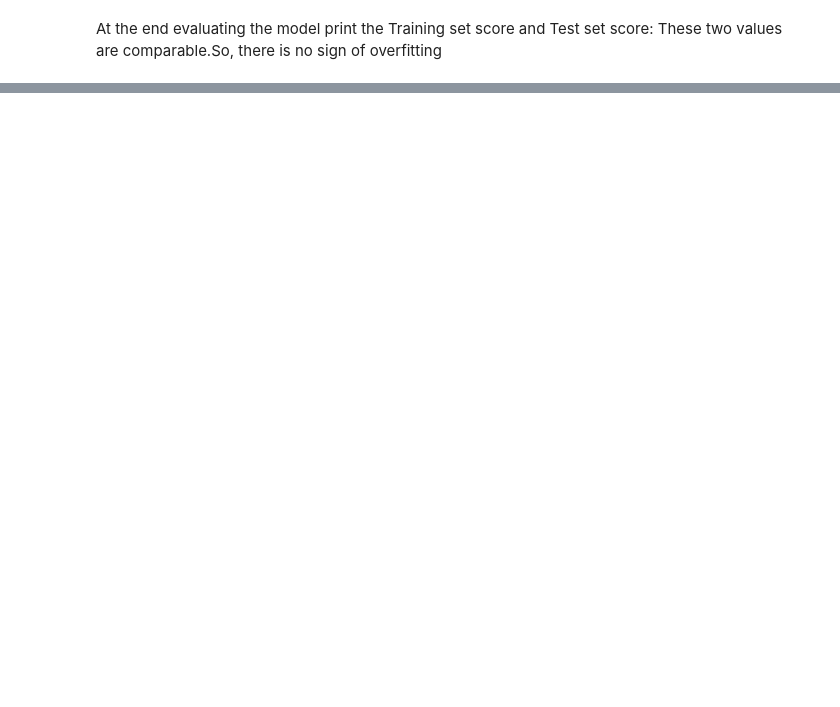
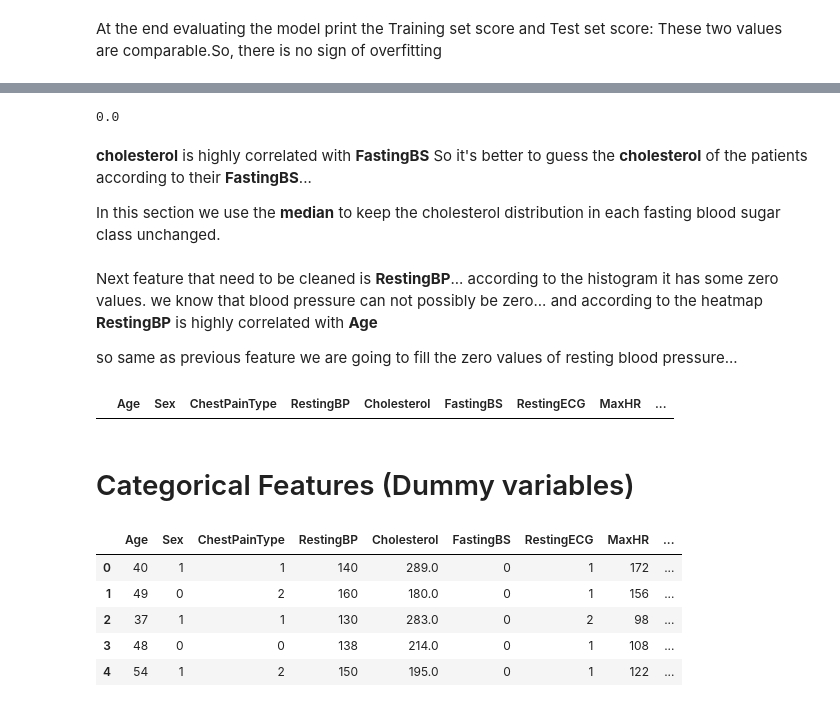
Before and after one commit to sara81a/Heart-Disease-Classification, a Jupyter notebook: Phase2/dataDescription.ipynb, the cells around one changed output, grey strips where cells are left out. Cells and saved outputs as stored; diff of their text form; code cells hidden in the pictures; blank space fills up the shorter version.

```diff
--- a/Phase2/dataDescription.ipynb
+++ b/Phase2/dataDescription.ipynb
@@ -829,0 +875,39 @@ weighted avg       0.78      0.78      0.78       276
+# %%
+#also in cholesterol histogram we can see there are some zero values that we want to deal with them.
+len(df[df['Cholesterol'] == 0].index)/len(df.index)
+# %18.7 of our dataset have zero cholesterol.
+# %% [output]
+0.0
+# %% [markdown]
+**cholesterol** is highly correlated with **FastingBS** So it's better to guess the **cholesterol** of the patients according to their **FastingBS**...
+
+In this section we use the **median** to keep the cholesterol distribution in each fasting blood sugar class unchanged.
+# %%
+for i in range(2):
+
+    df.loc[(df['Cholesterol'] == 0) & (df.FastingBS == i), 'Cholesterol'] = df[(df['FastingBS'] == i) & (df['Cholesterol'] != 0)]['Cholesterol'].median()
+# %% [markdown]
+Next feature that need to be cleaned is **RestingBP**...
+according to the histogram it has some zero values. we know that blood pressure can not possibly be zero...
+and according to the heatmap **RestingBP** is highly correlated with **Age**
+
+so same as previous feature we are going to fill the zero values of resting blood pressure...
+# %%
+df[df['RestingBP'] == 0]
+# %% [output]
+|  | Age | Sex | ChestPainType | RestingBP | Cholesterol | FastingBS | RestingECG | MaxHR | ... |
+# %%
+df.loc[df['RestingBP'] == 0, 'RestingBP'] = df['RestingBP'].median()
+# %% [markdown]
+# Categorical Features (Dummy variables)
+# %%
+df = pd.get_dummies(df, drop_first=True)
+# %%
+df.head()
+# %% [output]
+|  | Age | Sex | ChestPainType | RestingBP | Cholesterol | FastingBS | RestingECG | MaxHR | ... |
+| 0 | 40 | 1 | 1 | 140 | 289.0 | 0 | 1 | 172 | ... |
+| 1 | 49 | 0 | 2 | 160 | 180.0 | 0 | 1 | 156 | ... |
+| 2 | 37 | 1 | 1 | 130 | 283.0 | 0 | 2 | 98 | ... |
+| 3 | 48 | 0 | 0 | 138 | 214.0 | 0 | 1 | 108 | ... |
+| 4 | 54 | 1 | 2 | 150 | 195.0 | 0 | 1 | 122 | ... |
```
Also changed, not shown: parts of 39 cells of this notebook, 1 other file.
